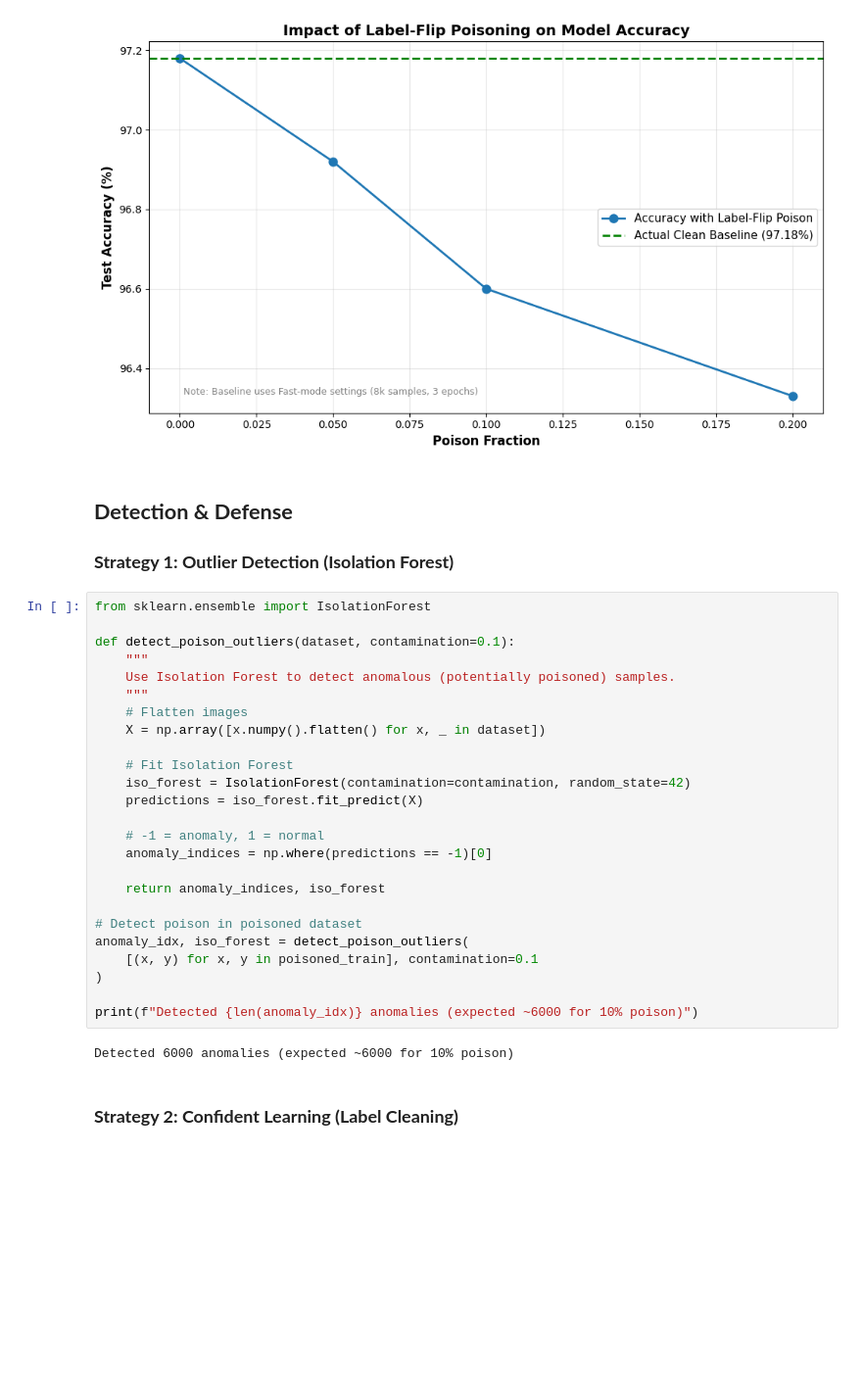
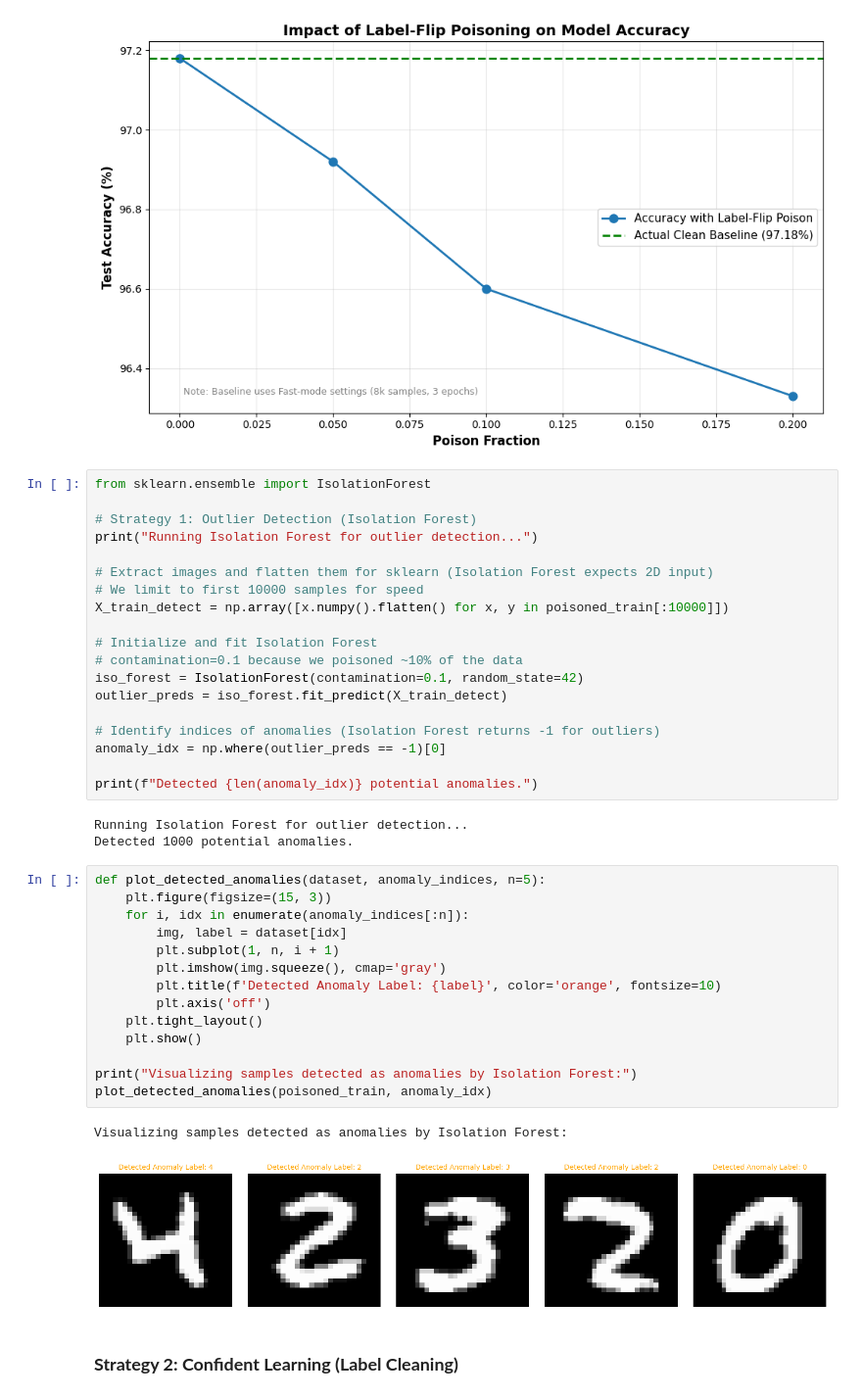
Before and after one commit to ELTE-DSED/Intro-Data-Security, a Jupyter notebook: module_03_data_poisoning/Lab_3a_Data_Poisoning_Label_Flipping.ipynb, the cells around one changed output. Shown at 98% size. Drawn from its saved outputs; the diff is of its cells as text; blank space fills up the shorter version.

```diff
--- a/module_03_data_poisoning/Lab_3a_Data_Poisoning_Label_Flipping.ipynb
+++ b/module_03_data_poisoning/Lab_3a_Data_Poisoning_Label_Flipping.ipynb
@@ -296,37 +344,45 @@ plt.annotate('Note: Baseline uses Fast-mode settings (8k samples, 3 epochs)',
 plt.show()
 # %% [output]
 [figure]
-# %% [markdown]
-## **Detection & Defense** <a name="defense"></a>
-
-### **Strategy 1: Outlier Detection (Isolation Forest)**
-# %%
-from sklearn.ensemble import IsolationForest
-
-def detect_poison_outliers(dataset, contamination=0.1):
-    """
-    Use Isolation Forest to detect anomalous (potentially poisoned) samples.
-    """
-    # Flatten images
-    X = np.array([x.numpy().flatten() for x, _ in dataset])
-
-    # Fit Isolation Forest
-    iso_forest = IsolationForest(contamination=contamination, random_state=42)
-    predictions = iso_forest.fit_predict(X)
-
-    # -1 = anomaly, 1 = normal
-    anomaly_indices = np.where(predictions == -1)[0]
-
-    return anomaly_indices, iso_forest
-
-# Detect poison in poisoned dataset
-anomaly_idx, iso_forest = detect_poison_outliers(
-    [(x, y) for x, y in poisoned_train], contamination=0.1
-)
-
-print(f"Detected {len(anomaly_idx)} anomalies (expected ~6000 for 10% poison)")
-# %% [output]
-Detected 6000 anomalies (expected ~6000 for 10% poison)
+# %%
+from sklearn.ensemble import IsolationForest
+
+# Strategy 1: Outlier Detection (Isolation Forest)
+print("Running Isolation Forest for outlier detection...")
+
+# Extract images and flatten them for sklearn (Isolation Forest expects 2D input)
+# We limit to first 10000 samples for speed
+X_train_detect = np.array([x.numpy().flatten() for x, y in poisoned_train[:10000]])
+
+# Initialize and fit Isolation Forest
+# contamination=0.1 because we poisoned ~10% of the data
+iso_forest = IsolationForest(contamination=0.1, random_state=42)
+outlier_preds = iso_forest.fit_predict(X_train_detect)
+
+# Identify indices of anomalies (Isolation Forest returns -1 for outliers)
+anomaly_idx = np.where(outlier_preds == -1)[0]
+
+print(f"Detected {len(anomaly_idx)} potential anomalies.")
+# %% [output]
+Running Isolation Forest for outlier detection...
+Detected 1000 potential anomalies.
+# %%
+def plot_detected_anomalies(dataset, anomaly_indices, n=5):
+    plt.figure(figsize=(15, 3))
+    for i, idx in enumerate(anomaly_indices[:n]):
+        img, label = dataset[idx]
+        plt.subplot(1, n, i + 1)
+        plt.imshow(img.squeeze(), cmap='gray')
+        plt.title(f'Detected Anomaly Label: {label}', color='orange', fontsize=10)
+        plt.axis('off')
+    plt.tight_layout()
+    plt.show()
+
+print("Visualizing samples detected as anomalies by Isolation Forest:")
+plot_detected_anomalies(poisoned_train, anomaly_idx)
+# %% [output]
+Visualizing samples detected as anomalies by Isolation Forest:
+[figure, added]
 # %% [markdown]
 ### **Strategy 2: Confident Learning (Label Cleaning)**
 # %%
```
Also changed, not shown: parts of 5 cells of this notebook.
